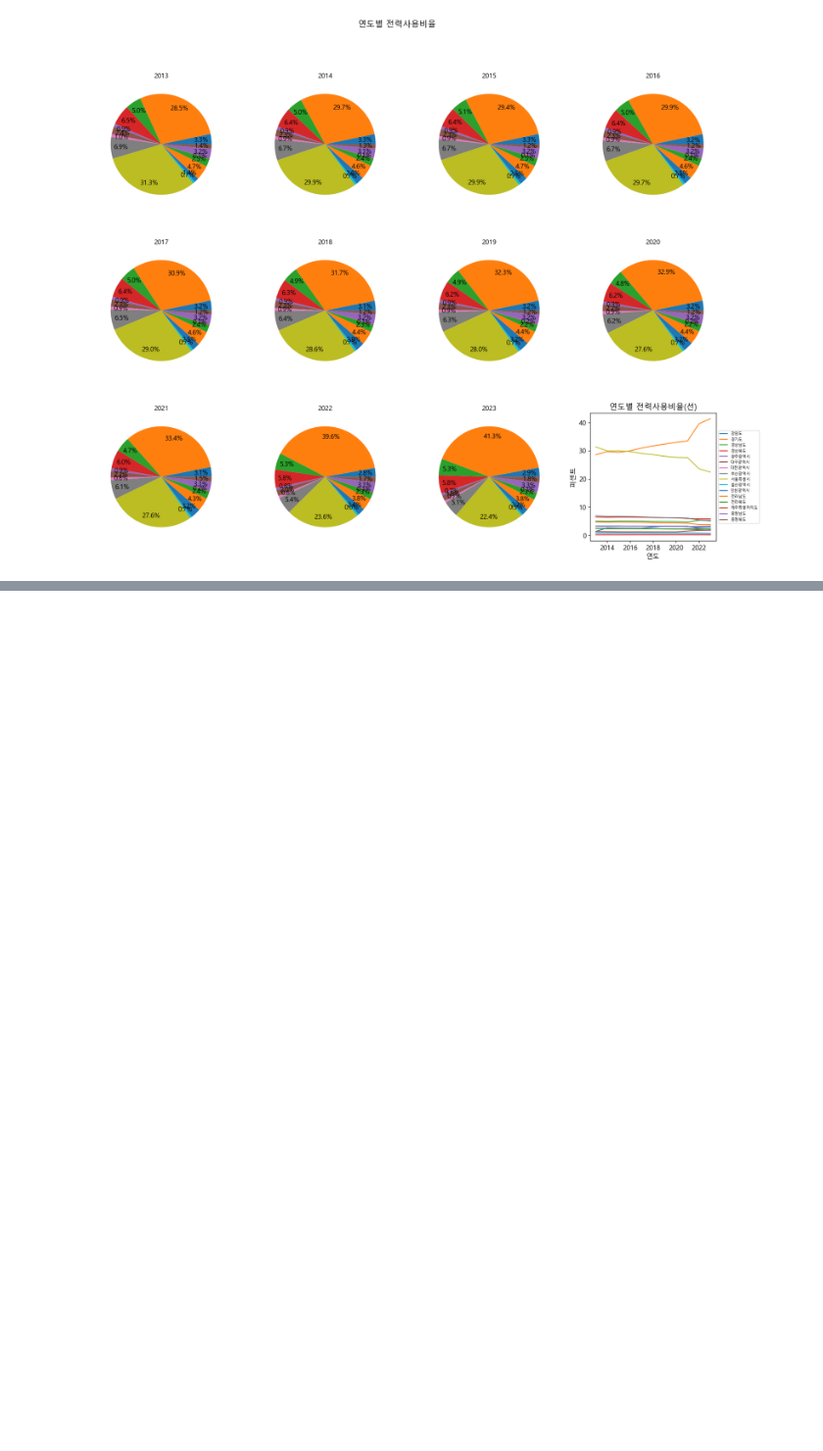
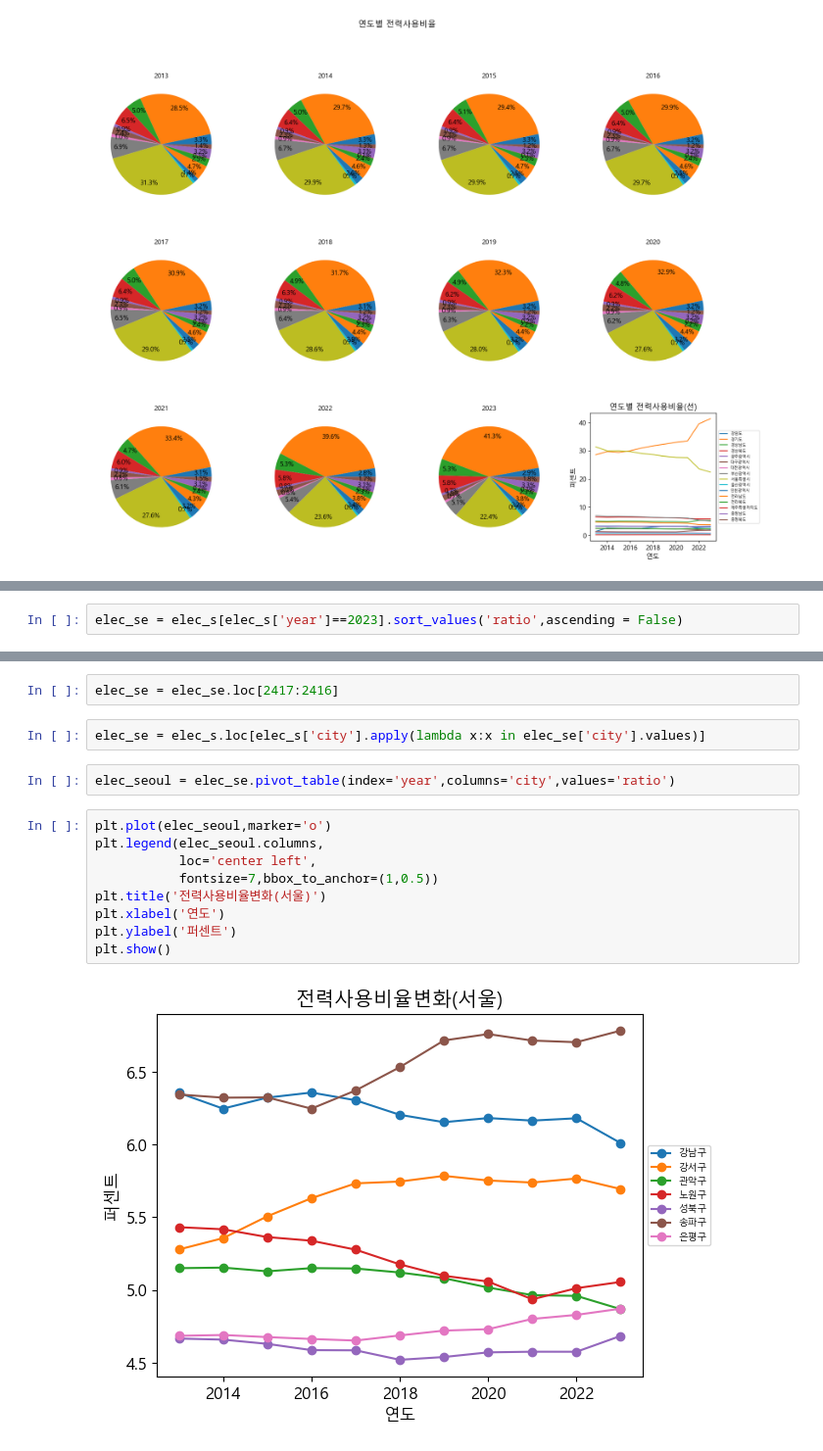
Before and after one commit to SSUUN/kepco_5, a Jupyter notebook: project/동.ipynb, the cells around one changed output, grey strips where cells are left out. Shown at 98% size. Saved outputs shown, nothing was run; the diff lists cells and outputs as text; blank space fills up the shorter version.

```diff
--- a/project/동.ipynb
+++ b/project/동.ipynb
@@ -322,0 +411,2 @@ plt.show()
+# %%
+elec_se = elec_s[elec_s['year']==2023].sort_values('ratio',ascending = False)
@@ -322,0 +420,17 @@ plt.show()
+# %%
+elec_se = elec_se.loc[2417:2416]
+# %%
+elec_se = elec_s.loc[elec_s['city'].apply(lambda x:x in elec_se['city'].values)]
+# %%
+elec_seoul = elec_se.pivot_table(index='year',columns='city',values='ratio')
+# %%
+plt.plot(elec_seoul,marker='o')
+plt.legend(elec_seoul.columns,
+           loc='center left',
+           fontsize=7,bbox_to_anchor=(1,0.5))
+plt.title('전력사용비율변화(서울)')
+plt.xlabel('연도')
+plt.ylabel('퍼센트')
+plt.show()
+# %% [output]
+[figure, added]
```
Also changed, not shown: parts of 19 cells of this notebook.
